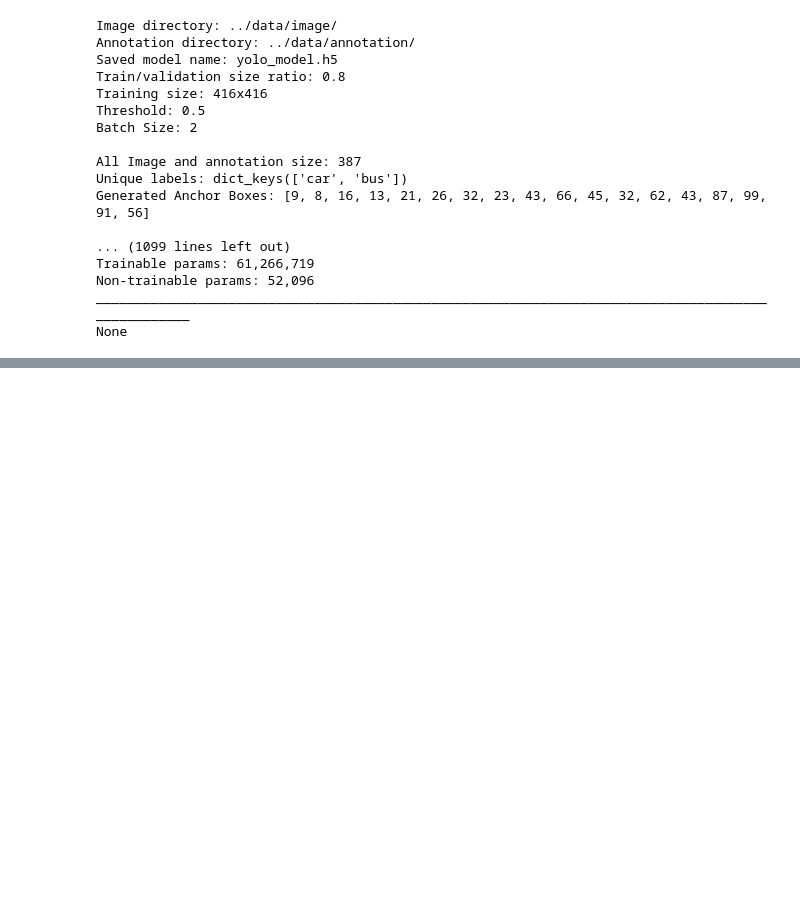
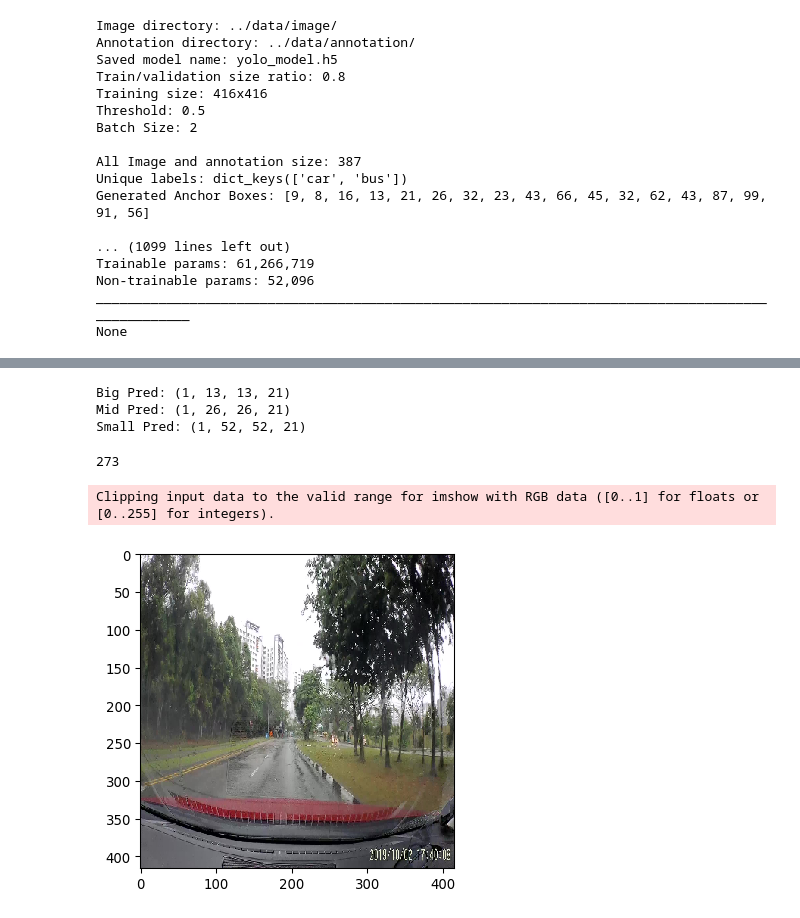
Before and after one commit to raymondng76/ISS-VSE-2019-09-23-IS1FT-CA1, a Jupyter notebook: code/Final_Train_Test.ipynb, the cells around one changed output, grey strips where cells are left out. Saved outputs shown, nothing was run; the diff lists cells and outputs as text; code cells hidden in the pictures; blank space fills up the shorter version.

```diff
--- a/code/Final_Train_Test.ipynb
+++ b/code/Final_Train_Test.ipynb
@@ -66,0 +67,10 @@ input_img = np.expand_dims(img_resized, 0) # Shape is now (1, 416, 416, 3)
+# %%
+# Actual prediction
+pred = inf_model.predict(input_img)
+print(f'Big Pred: {pred[0].shape}')
+print(f'Mid Pred: {pred[1].shape}')
+print(f'Small Pred: {pred[2].shape}')
+# %% [output]
+Big Pred: (1, 13, 13, 21)
+Mid Pred: (1, 26, 26, 21)
+Small Pred: (1, 52, 52, 21)
@@ -66,0 +124,13 @@ input_img = np.expand_dims(img_resized, 0) # Shape is now (1, 416, 416, 3)
+# %%
+test = all_boxes
+test = [item for sub in all_boxes for item in sub]
+# %%
+len(iabox.bounding_boxes)
+# %% [output]
+273
+# %%
+iabox1 = BoundingBoxesOnImage(test, shape=(416, 416))
+ia.imshow(iabox1.draw_on_image(input_img[0]))
+# %% [output]
+Clipping input data to the valid range for imshow with RGB data ([0..1] for floats or [0..255] for integers).
+[figure, added]
```
Also changed, not shown: parts of 5 cells of this notebook.
